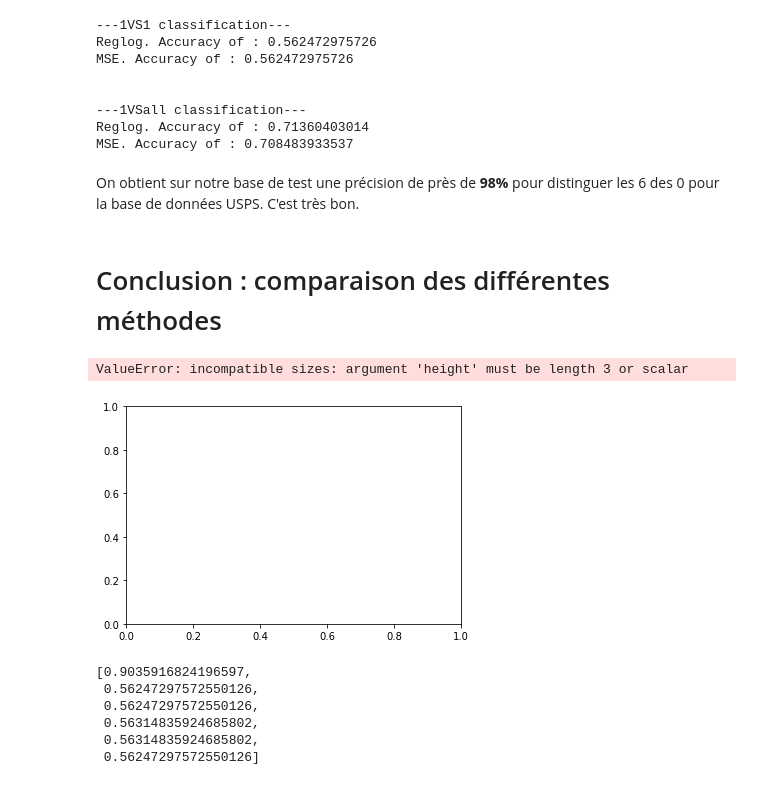
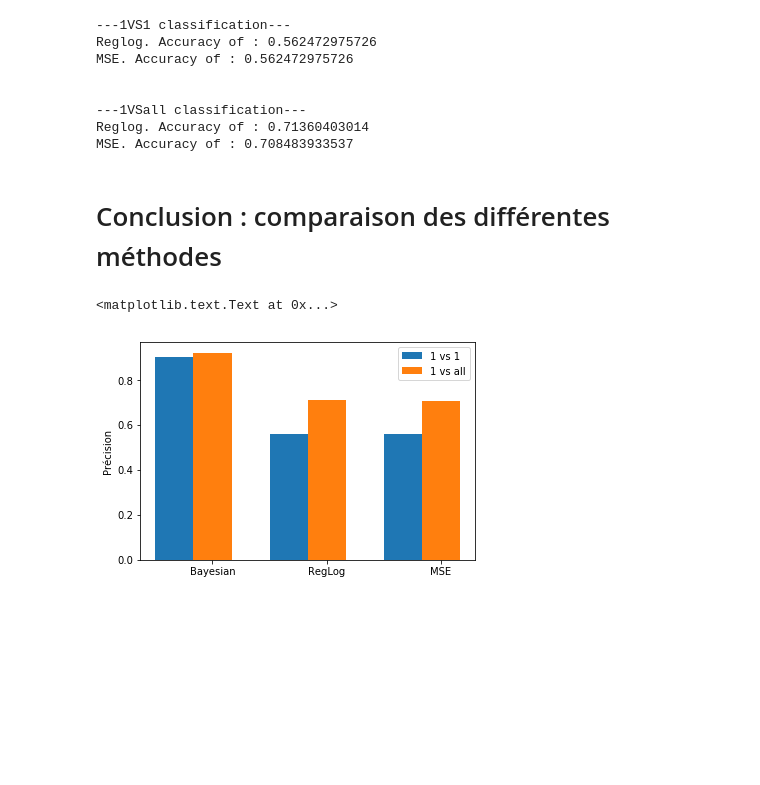
Before and after one commit to PierreBoyeau/classification-gradient_descend, a Jupyter notebook: gradient_classiefiers.ipynb, the cells around one changed output. Saved outputs shown, nothing was run; the diff lists cells and outputs as text; code cells hidden in the pictures; blank space fills up the shorter version.

```diff
--- a/gradient_classiefiers.ipynb
+++ b/gradient_classiefiers.ipynb
@@ -211,6 +211,9 @@ class Bayes:
         return (self.predict(data)==labels).mean()
 # %% [markdown]
 ### a) Test sur données simulées
+# %%
+data = xgentrain
+label = ygentrain
 # %%
 bay = Bayes()
 bay.fit(data, label)
@@ -605,24 +604,17 @@ MSE. Accuracy of : 0.708483933537
 # %%
 clf = Classifier_GD(mse, grad_mse)
 clf.fit(x06train, y06train, eps=5e-3, max_iter=10000)
-# %% [markdown]
-On obtient sur notre base de test une précision de près de **98%** pour distinguer les 6 des 0 pour la base de données USPS. C'est très bon.
 # %% [markdown]
 # Conclusion : comparaison des différentes méthodes
 # %%
-plt.figure()
+fig = plt.figure()
+ax = fig.add_subplot(111)
 ind = np.arange(3)
-plt.bar(ind, scores1v1)
+a = plt.bar(ind-1/3, scores1v1, width=1/3)
+b = plt.bar(ind, scores1vall, width=1/3)
 plt.xticks(ind, ('Bayesian', 'RegLog', 'MSE'))
+plt.legend((a[0], b[0]), ('1 vs 1', '1 vs all'))
+plt.ylabel('Précision')
 # %% [output]
-ValueError: incompatible sizes: argument 'height' must be length 3 or scalar
+<matplotlib.text.Text at 0x...>
-[figure, old version]
+[figure, new version]
-# %%
-scores1v1
-# %% [output]
-[0.9035916824196597,
- 0.56247297572550126,
- 0.56247297572550126,
- 0.56314835924685802,
- 0.56314835924685802,
- 0.56247297572550126]
```
Also changed, not shown: parts of 10 cells of this notebook.
